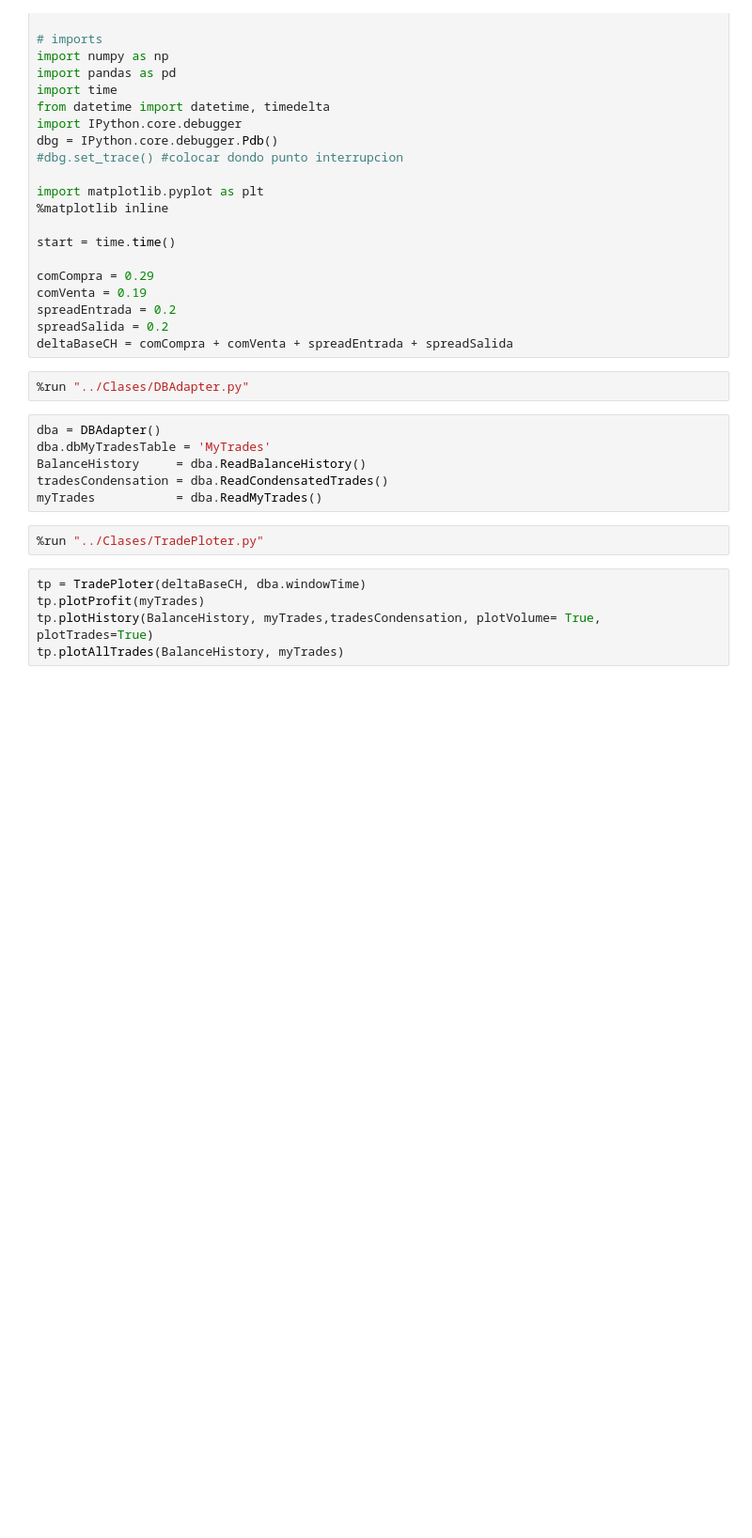
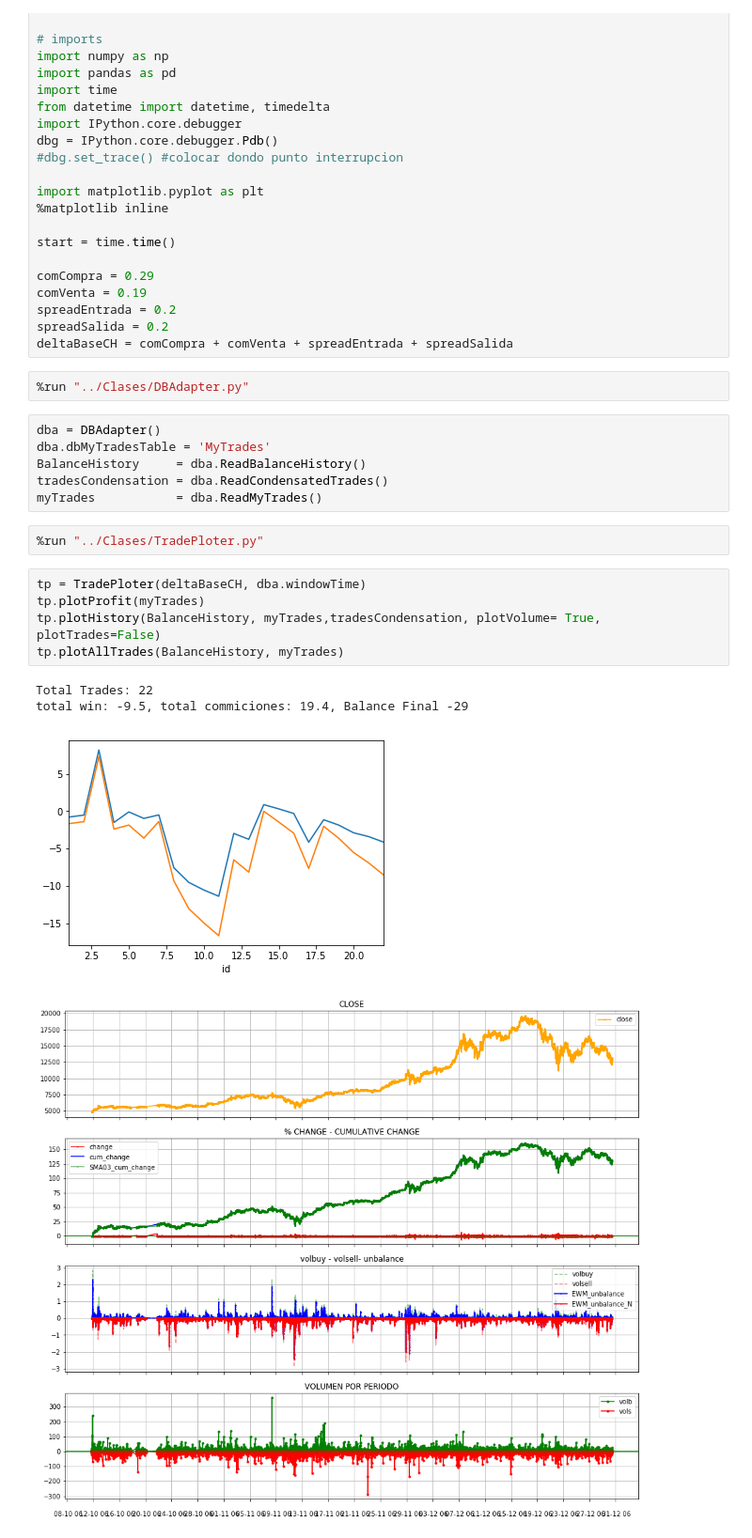
Before and after one commit to AlejandroJemic/KrakenTrader, a Jupyter notebook: FUENTES/Jupyter/VerMarquetBalance-sql 2.7.ipynb, the cells around one changed output. Shown at 94% size. Saved outputs shown, nothing was run; the diff lists cells and outputs as text; blank space fills up the shorter version.

```diff
--- a/FUENTES/Jupyter/VerMarquetBalance-sql 2.7.ipynb
+++ b/FUENTES/Jupyter/VerMarquetBalance-sql 2.7.ipynb
@@ -49,5 +49,10 @@ myTrades           = dba.ReadMyTrades()
 # %%
 tp = TradePloter(deltaBaseCH, dba.windowTime)
 tp.plotProfit(myTrades)
-tp.plotHistory(BalanceHistory, myTrades,tradesCondensation, plotVolume= True, plotTrades=True)
+tp.plotHistory(BalanceHistory, myTrades,tradesCondensation, plotVolume= True, plotTrades=False)
 tp.plotAllTrades(BalanceHistory, myTrades)
+# %% [output]
+Total Trades: 22
+total win: -9.5, total commiciones: 19.4, Balance Final -29
+[figure, added]
+[figure, added]
```
Also changed, not shown: parts of 3 cells of this notebook, 4 other files.
